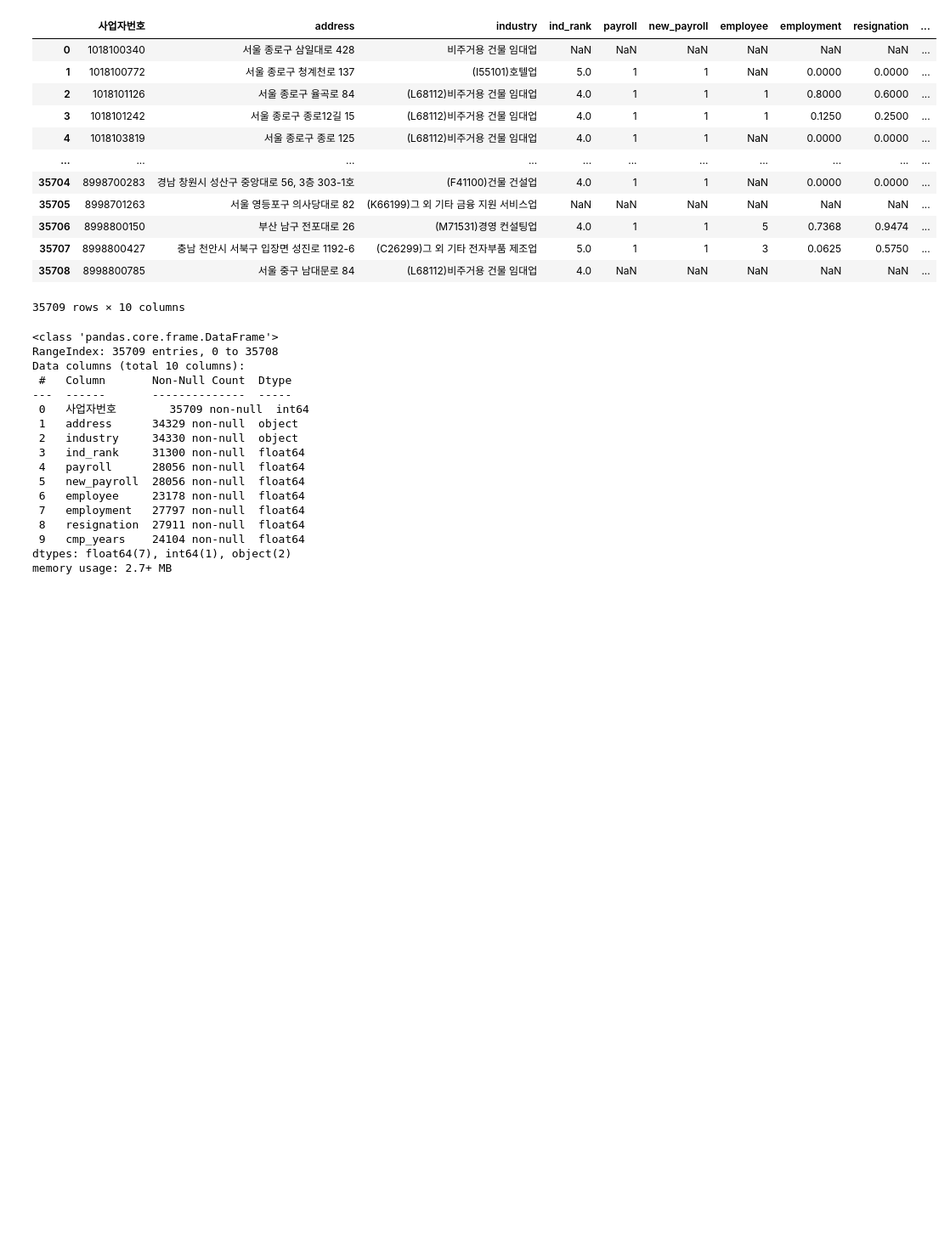
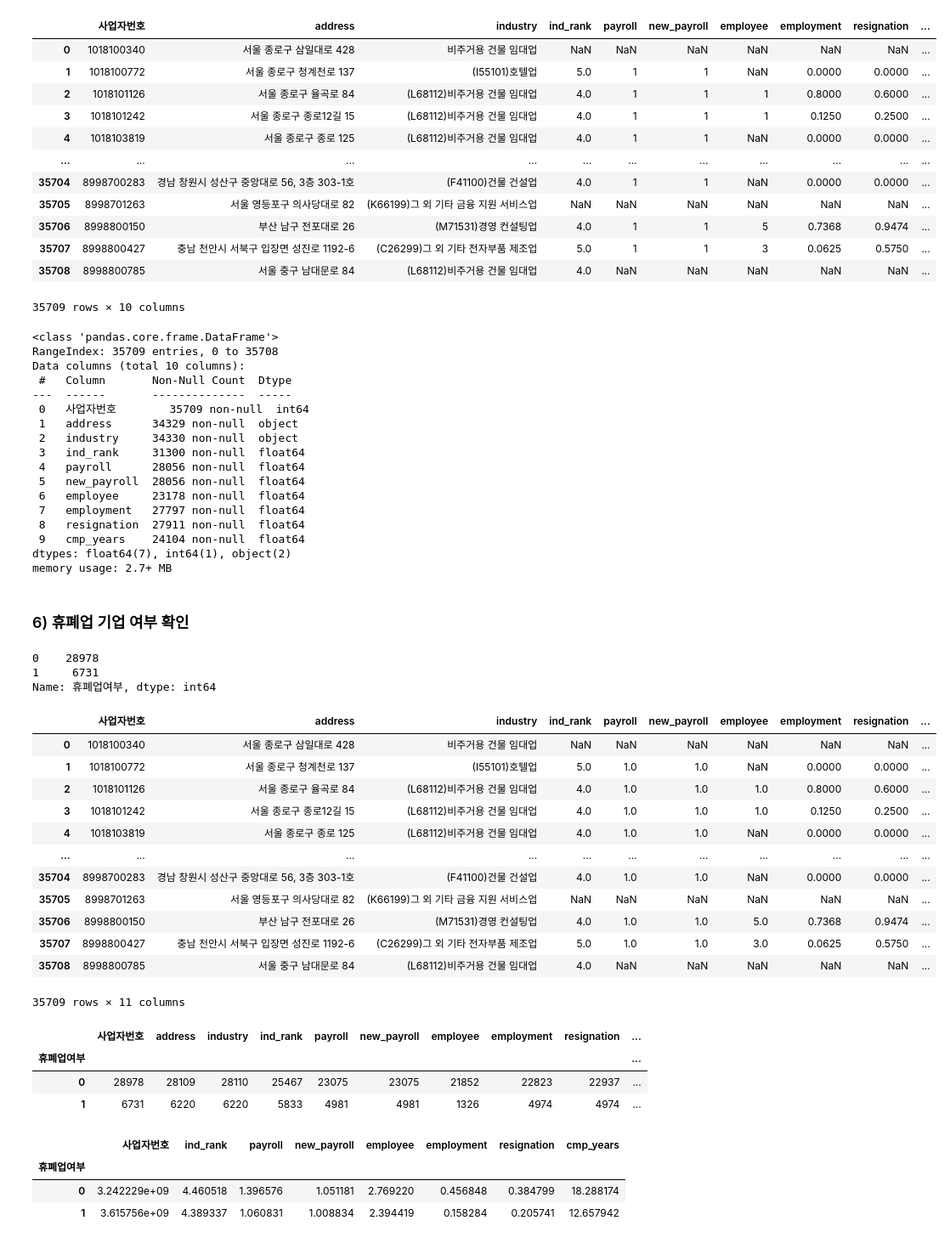
Before and after one commit to Numble2022/ACSM, a Jupyter notebook: nice_bizinfo/bizinfo_crawling.ipynb, the cells around one changed output. Shown at 85% size. Saved outputs shown, nothing was run; the diff lists cells and outputs as text; code cells hidden in the pictures; blank space fills up the shorter version.

```diff
--- a/nice_bizinfo/bizinfo_crawling.ipynb
+++ b/nice_bizinfo/bizinfo_crawling.ipynb
@@ -494,4 +494,50 @@ Data columns (total 10 columns):
 dtypes: float64(7), int64(1), object(2)
 memory usage: 2.7+ MB
 # %%
+bizinfo_df.set_index('사업자번호', inplace=True)
 bizinfo_df.to_excel('bizinfo_df_prep.xlsx')
+# %% [markdown]
+### 6) 휴폐업 기업 여부 확인
+# %%
+nonactive_data = pd.read_excel('data/휴폐업 중소법인 재무보유.xlsx', sheet_name='기업개요', index_col=0)
+nonactive = [i for i in bizinfo_df['사업자번호'] if i in nonactive_data.index]
+# %%
+bizinfo_df['휴폐업여부'] = 0
+for i in nonactive_data.index:
+    bizinfo_df['휴폐업여부'].loc[bizinfo_df['사업자번호'] == i] = 1
+
+bizinfo_df['휴폐업여부'].value_counts()
+# %% [output]
+0    28978
+1     6731
+Name: 휴폐업여부, dtype: int64
+# %%
+bizinfo_df
+# %% [output]
+|  | 사업자번호 | address | industry | ind_rank | payroll | new_payroll | employee | employment | resignation | ... |
+| 0 | 1018100340 | 서울 종로구 삼일대로 428 | 비주거용 건물 임대업 | NaN | NaN | NaN | NaN | NaN | NaN | ... |
+| 1 | 1018100772 | 서울 종로구 청계천로 137 | (I55101)호텔업 | 5.0 | 1.0 | 1.0 | NaN | 0.0000 | 0.0000 | ... |
+| 2 | 1018101126 | 서울 종로구 율곡로 84 | (L68112)비주거용 건물 임대업 | 4.0 | 1.0 | 1.0 | 1.0 | 0.8000 | 0.6000 | ... |
+| 3 | 1018101242 | 서울 종로구 종로12길 15 | (L68112)비주거용 건물 임대업 | 4.0 | 1.0 | 1.0 | 1.0 | 0.1250 | 0.2500 | ... |
+| 4 | 1018103819 | 서울 종로구 종로 125 | (L68112)비주거용 건물 임대업 | 4.0 | 1.0 | 1.0 | NaN | 0.0000 | 0.0000 | ... |
+| ... | ... | ... | ... | ... | ... | ... | ... | ... | ... | ... |
+| 35704 | 8998700283 | 경남 창원시 성산구 중앙대로 56, 3층 303-1호 | (F41100)건물 건설업 | 4.0 | 1.0 | 1.0 | NaN | 0.0000 | 0.0000 | ... |
+| 35705 | 8998701263 | 서울 영등포구 의사당대로 82 | (K66199)그 외 기타 금융 지원 서비스업 | NaN | NaN | NaN | NaN | NaN | NaN | ... |
+| 35706 | 8998800150 | 부산 남구 전포대로 26 | (M71531)경영 컨설팅업 | 4.0 | 1.0 | 1.0 | 5.0 | 0.7368 | 0.9474 | ... |
+| 35707 | 8998800427 | 충남 천안시 서북구 입장면 성진로 1192-6 | (C26299)그 외 기타 전자부품 제조업 | 5.0 | 1.0 | 1.0 | 3.0 | 0.0625 | 0.5750 | ... |
+| 35708 | 8998800785 | 서울 중구 남대문로 84 | (L68112)비주거용 건물 임대업 | 4.0 | NaN | NaN | NaN | NaN | NaN | ... |
+35709 rows × 11 columns
+# %%
+bizinfo_df.groupby('휴폐업여부').count()
+# %% [output]
+|  | 사업자번호 | address | industry | ind_rank | payroll | new_payroll | employee | employment | resignation | ... |
+| 휴폐업여부 |  |  |  |  |  |  |  |  |  | ... |
+| 0 | 28978 | 28109 | 28110 | 25467 | 23075 | 23075 | 21852 | 22823 | 22937 | ... |
+| 1 | 6731 | 6220 | 6220 | 5833 | 4981 | 4981 | 1326 | 4974 | 4974 | ... |
+# %%
+bizinfo_df.groupby('휴폐업여부').mean()
+# %% [output]
+|  | 사업자번호 | ind_rank | payroll | new_payroll | employee | employment | resignation | cmp_years |
+| 휴폐업여부 |  |  |  |  |  |  |  |  |
+| 0 | 3.242229e+09 | 4.460518 | 1.396576 | 1.051181 | 2.769220 | 0.456848 | 0.384799 | 18.288174 |
+| 1 | 3.615756e+09 | 4.389337 | 1.060831 | 1.008834 | 2.394419 | 0.158284 | 0.205741 | 12.657942 |
```
Also changed, not shown: 1 other file.
